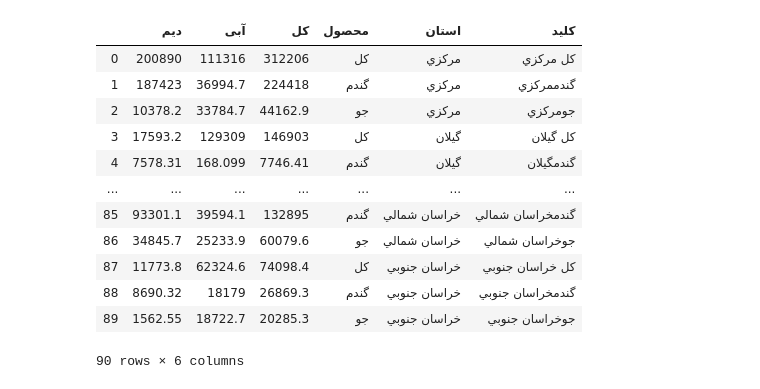
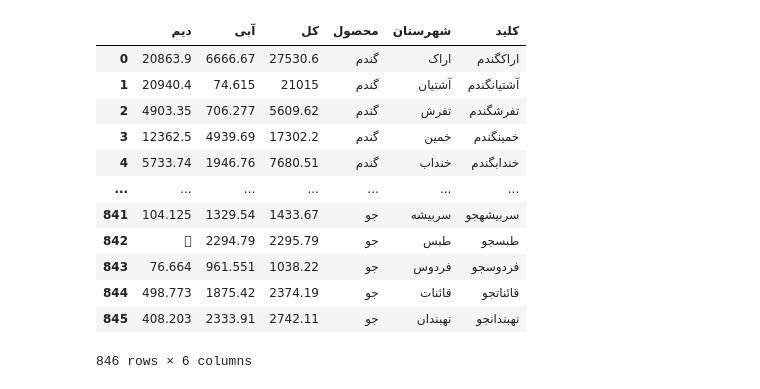
Before and after one commit to havaledar/Lotusdata, a Jupyter notebook: Amar and Jahad data intergration.ipynb, the cells around one changed output. Saved outputs shown, nothing was run; the diff lists cells and outputs as text; code cells hidden in the pictures.

```diff
--- a/Amar and Jahad data intergration.ipynb
+++ b/Amar and Jahad data intergration.ipynb
@@ -97,26 +106,30 @@ df_city_wheat['محصول']='گندم'
 df_wb=pd.concat([df_city_wheat,df_city_barley])
 df_wb['شهرستان']=df_wb.index
 df_wb.reset_index(drop=True, inplace=True)
+# %%
+df_wb['کلید']=df_wb['شهرستان']+df_wb['محصول']
+df_wb['کلید']=df_wb['کلید'].str.replace('ك','ک')
+df_wb['کلید']=df_wb['کلید'].str.replace('ي','ی')
+df_wb['کلید']=df_wb['کلید'].str.replace(' ','')
+df_wb['کلید']=df_wb['کلید'].str.replace('‌','')
+df_wb
+# %% [output]
+|  | دیم | آبی | کل | محصول | شهرستان | کلید |
+| 0 | 20863.9 | 6666.67 | 27530.6 | گندم | اراک | اراکگندم |
+| 1 | 20940.4 | 74.615 | 21015 | گندم | آشتيان | آشتیانگندم |
+| 2 | 4903.35 | 706.277 | 5609.62 | گندم | تفرش | تفرشگندم |
+| 3 | 12362.5 | 4939.69 | 17302.2 | گندم | خمين | خمینگندم |
+| 4 | 5733.74 | 1946.76 | 7680.51 | گندم | خنداب | خندابگندم |
+| ... | ... | ... | ... | ... | ... | ... |
+| 841 | 104.125 | 1329.54 | 1433.67 | جو | سربيشه | سربیشهجو |
+| 842 |  | 2294.79 | 2295.79 | جو | طبس | طبسجو |
+| 843 | 76.664 | 961.551 | 1038.22 | جو | فردوس | فردوسجو |
+| 844 | 498.773 | 1875.42 | 2374.19 | جو | قائنات | قائناتجو |
+| 845 | 408.203 | 2333.91 | 2742.11 | جو | نهبندان | نهبندانجو |
+846 rows × 6 columns
 # %%
 #df_total=pd.concat([df_wb,df_pro])
 #df_total.reset_index(drop=True, inplace=True)
 #df_total
-# %%
-df_pro['کلید']=df_pro['محصول']+df_pro['استان']
-df_pro
-# %% [output]
-|  | دیم | آبی | کل | محصول | استان | کلید |
-| 0 | 200890 | 111316 | 312206 | کل | مرکزي | کل مرکزي |
-| 1 | 187423 | 36994.7 | 224418 | گندم | مرکزي | گندممرکزي |
-| 2 | 10378.2 | 33784.7 | 44162.9 | جو | مرکزي | جومرکزي |
-| 3 | 17593.2 | 129309 | 146903 | کل | گيلان | کل گيلان |
-| 4 | 7578.31 | 168.099 | 7746.41 | گندم | گيلان | گندمگيلان |
-| ... | ... | ... | ... | ... | ... | ... |
-| 85 | 93301.1 | 39594.1 | 132895 | گندم | خراسان شمالي | گندمخراسان شمالي |
-| 86 | 34845.7 | 25233.9 | 60079.6 | جو | خراسان شمالي | جوخراسان شمالي |
-| 87 | 11773.8 | 62324.6 | 74098.4 | کل | خراسان جنوبي | کل خراسان جنوبي |
-| 88 | 8690.32 | 18179 | 26869.3 | گندم | خراسان جنوبي | گندمخراسان جنوبي |
-| 89 | 1562.55 | 18722.7 | 20285.3 | جو | خراسان جنوبي | جوخراسان جنوبي |
-90 rows × 6 columns
 # %%
 df_source=pd.read_excel('خلاصه.xlsx')
```
Also changed, not shown: parts of 24 cells of this notebook, 5 other files.
